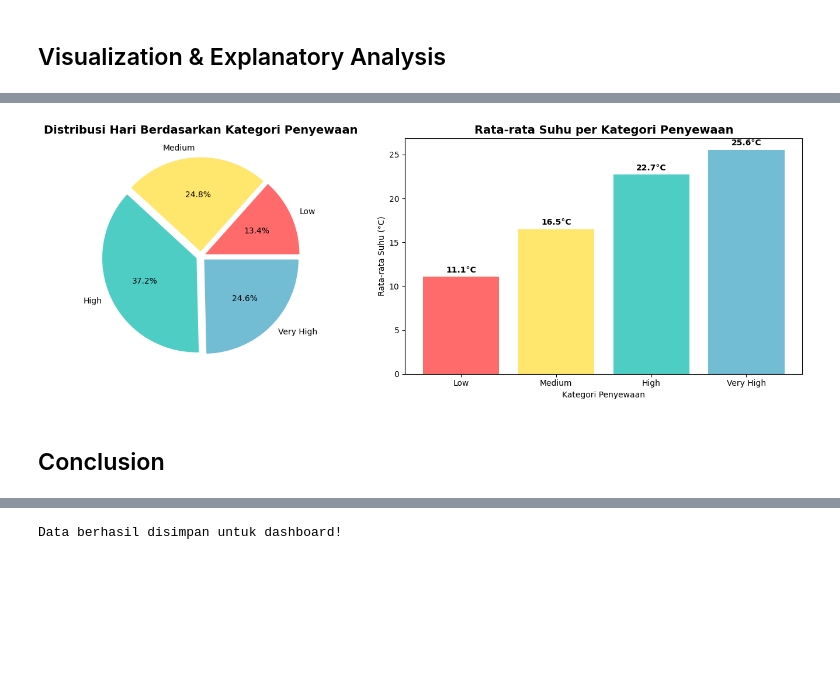
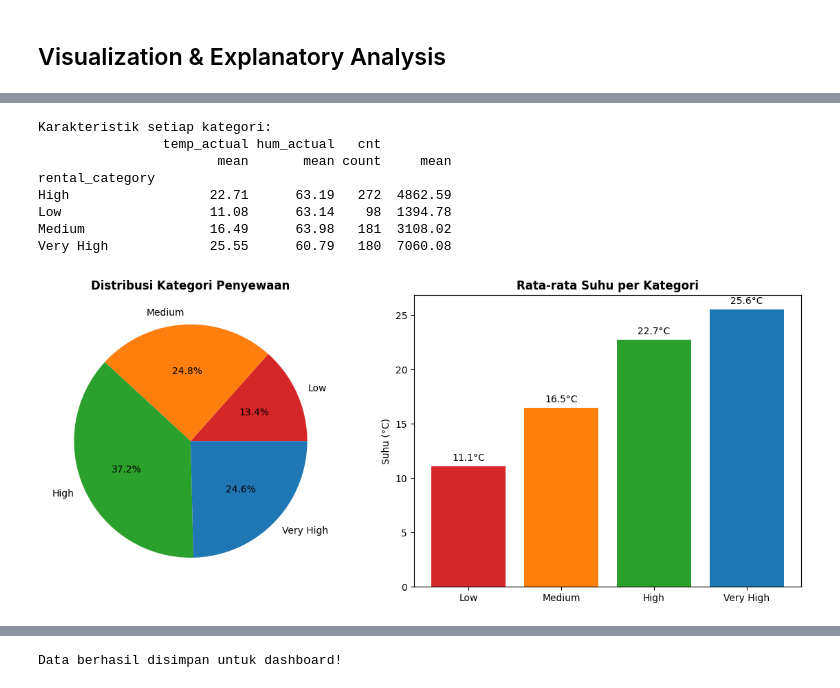
Before and after one commit to mergeconflictlover/bike-sharing-analysis, a Jupyter notebook: notebook.ipynb, the cells around one changed output, grey strips where cells are left out. Drawn from its saved outputs; the diff is of its cells as text; code cells hidden in the pictures; blank space fills up the shorter version.

```diff
--- a/notebook.ipynb
+++ b/notebook.ipynb
@@ -222,7 +185,0 @@ year_map = {0: 2011, 1: 2012}
-# %%
-# Menerapkan mapping pada day_df
-day_df['season_name'] = day_df['season'].map(season_map)
-day_df['weather_name'] = day_df['weathersit'].map(weather_map)
-day_df['weekday_name'] = day_df['weekday'].map(weekday_map)
-day_df['month_name'] = day_df['mnth'].map(month_map)
-day_df['year'] = day_df['yr'].map(year_map)
@@ -442,13 +260,0 @@ Teknik clustering (pengelompokan) ini bertujuan untuk mengelompokkan hari-hari b
-# %%
-# Membuat kategori berdasarkan jumlah penyewaan
-def categorize_rental(cnt):
-    if cnt < 2000:
-        return 'Low'
-    elif cnt < 4000:
-        return 'Medium'
-    elif cnt < 6000:
-        return 'High'
-    else:
-        return 'Very High'
-
-day_df['rental_category'] = day_df['cnt'].apply(categorize_rental)
@@ -609,27 +407,48 @@ plt.show()
 # %%
-fig, axes = plt.subplots(1, 2, figsize=(14, 5))
+# Membuat kategori berdasarkan jumlah penyewaan (Binning)
+def categorize_rental(cnt):
+    if cnt < 2000: return 'Low'
+    elif cnt < 4000: return 'Medium'
+    elif cnt < 6000: return 'High'
+    else: return 'Very High'
 
-# 1. Distribusi Kategori Penyewaan
-category_counts = day_df['rental_category'].value_counts().reindex(['Low', 'Medium', 'High', 'Very High'])
-colors = ['#FF6B6B', '#FFE66D', '#4ECDC4', '#72BCD4']
-axes[0].pie(category_counts, labels=category_counts.index, autopct='%1.1f%%', colors=colors, explode=[0.05]*4)
-axes[0].set_title('Distribusi Hari Berdasarkan Kategori Penyewaan', fontsize=14, fontweight='bold')
+day_df['rental_category'] = day_df['cnt'].apply(categorize_rental)
 
-# 2. Karakteristik per Kategori
+# Analisis karakteristik setiap kategori
+category_stats = day_df.groupby('rental_category').agg({
+    'temp_actual': 'mean',
+    'hum_actual': 'mean',
+    'cnt': ['count', 'mean']
+}).round(2)
+print("Karakteristik setiap kategori:")
+print(category_stats)
+
+# Visualisasi
+fig, axes = plt.subplots(1, 2, figsize=(12, 5))
 category_order = ['Low', 'Medium', 'High', 'Very High']
+colors = ['#d62728', '#ff7f0e', '#2ca02c', '#1f77b4']
+
+counts = day_df['rental_category'].value_counts().reindex(category_order)
+axes[0].pie(counts, labels=counts.index, autopct='%1.1f%%', colors=colors)
+axes[0].set_title('Distribusi Kategori Penyewaan', fontweight='bold')
+
 cat_temp = day_df.groupby('rental_category')['temp_actual'].mean().reindex(category_order)
-
 axes[1].bar(cat_temp.index, cat_temp.values, color=colors)
-axes[1].set_title('Rata-rata Suhu per Kategori Penyewaan', fontsize=14, fontweight='bold')
-axes[1].set_xlabel('Kategori Penyewaan')
-axes[1].set_ylabel('Rata-rata Suhu (°C)')
+axes[1].set_title('Rata-rata Suhu per Kategori', fontweight='bold')
+axes[1].set_ylabel('Suhu (°C)')
 for i, v in enumerate(cat_temp.values):
-    axes[1].text(i, v + 0.5, f'{v:.1f}°C', ha='center', fontweight='bold')
+    axes[1].text(i, v + 0.5, f'{v:.1f}°C', ha='center')
 
 plt.tight_layout()
-plt.savefig('dashboard/clustering_analysis.png', dpi=150, bbox_inches='tight')
+plt.savefig('dashboard/clustering_analysis.png', dpi=150)
 plt.show()
 # %% [output]
+Karakteristik setiap kategori:
+                temp_actual hum_actual   cnt
+                       mean       mean count     mean
+rental_category
+High                  22.71      63.19   272  4862.59
+Low                   11.08      63.14    98  1394.78
+Medium                16.49      63.98   181  3108.02
+Very High             25.55      60.79   180  7060.08
-[figure, old version]
+[figure, new version]
-# %% [markdown]
-## Conclusion
```
Also changed, not shown: parts of 74 cells of this notebook, 7 other files.
